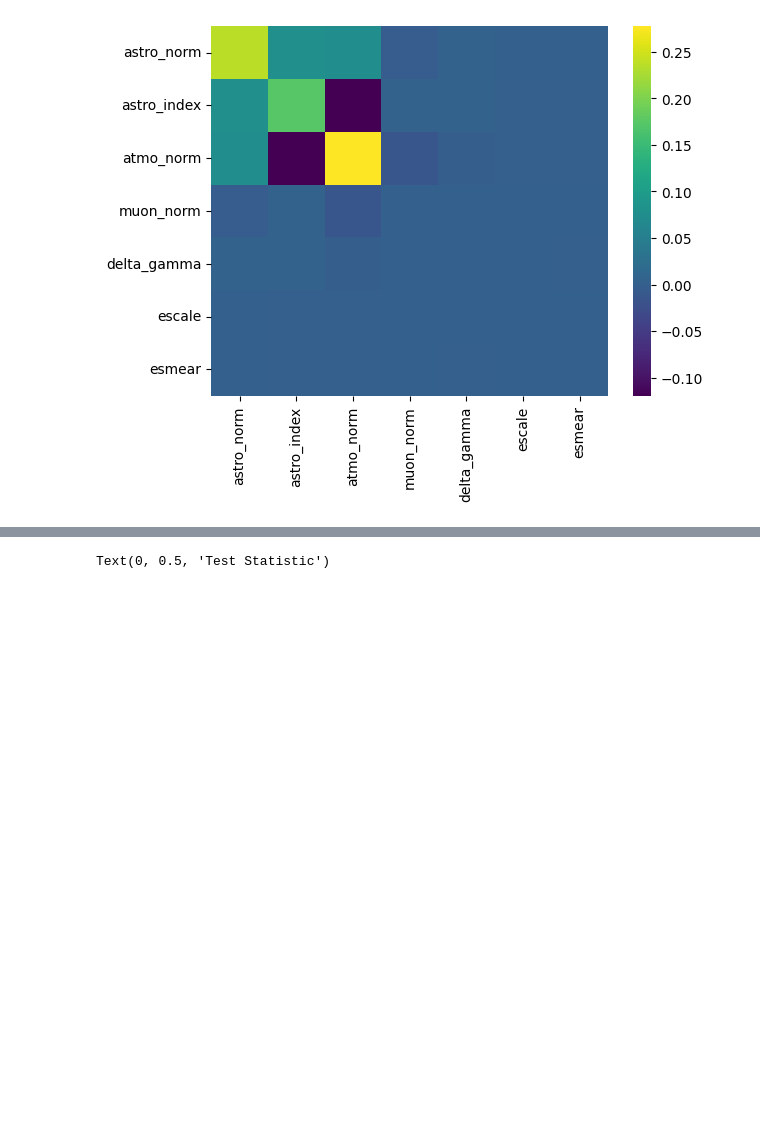
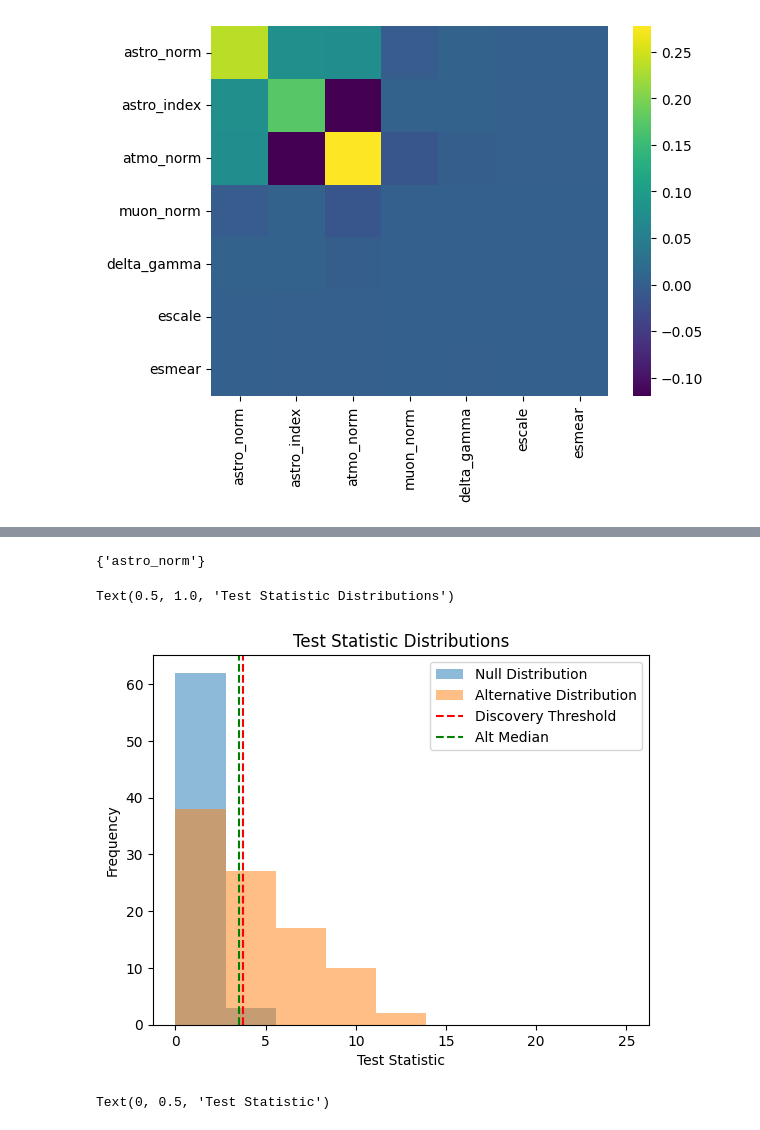
Before and after one commit to chrhck/pyForwardFolding, a Jupyter notebook: examples/example.ipynb, the cells around one changed output, grey strips where cells are left out. Drawn from its saved outputs; the diff is of its cells as text; code cells hidden in the pictures; blank space fills up the shorter version.

```diff
--- a/examples/example.ipynb
+++ b/examples/example.ipynb
@@ -234,6 +196,17 @@ model_parameters = {
     "delta_gamma": 0.0,
     "muon_norm": 0.0,
 }
+
+
+bound_config = {
+    "astro_norm": (0, np.inf),
+    "atmo_norm": (0., np.inf),
+    "astro_index": (0, 5.0),
+    "delta_gamma": (-1, 1),
+    "escale": (0.9, 1.1),
+    "esmear": (0.9, 1.1),
+    "muon_norm": (0, 1),
+}
 # %%
 be = ana.expectations["det1"]
 pred = ana.evaluate(dataset, model_parameters)[0]
@@ -285,0 +297,7 @@ fmin_and_grad = jax.jit(jax.value_and_grad(wrapped_lh))
+# %%
+test.free_parameters
+# %% [output]
+{'astro_norm'}
+# %%
+null_ts_vals = test.null_dist(100)
+alt_ts_vals = test.alt_dist(100)
@@ -285,0 +306,26 @@ fmin_and_grad = jax.jit(jax.value_and_grad(wrapped_lh))
+# %%
+null_dist = null_ts_vals
+alt_dist = alt_ts_vals
+sigma_level = 2.0
+
+# Calc median of alt dist
+alt_median = pyFF.backend.backend.median(alt_dist)
+
+# Calc p-value for sigma level
+p_value = 1 - pyFF.backend.backend.norm_sf(sigma_level)
+
+# Calculate the threshold for discovery
+threshold = pyFF.backend.backend.quantile(null_dist, p_value)
+# %%
+bins = np.linspace(0, 25, 10)
+plt.hist(null_dist, bins=bins, alpha=0.5, label='Null Distribution')
+plt.hist(alt_dist, bins=bins, alpha=0.5, label='Alternative Distribution')
+plt.axvline(threshold, color='red', linestyle='--', label='Discovery Threshold')
+plt.axvline(alt_median, color='green', linestyle='--', label='Alt Median')
+plt.xlabel('Test Statistic')
+plt.ylabel('Frequency')
+plt.legend()
+plt.title('Test Statistic Distributions')
+# %% [output]
+Text(0.5, 1.0, 'Test Statistic Distributions')
+[figure, added]
```
Also changed, not shown: parts of 15 cells of this notebook, 4 other files.
